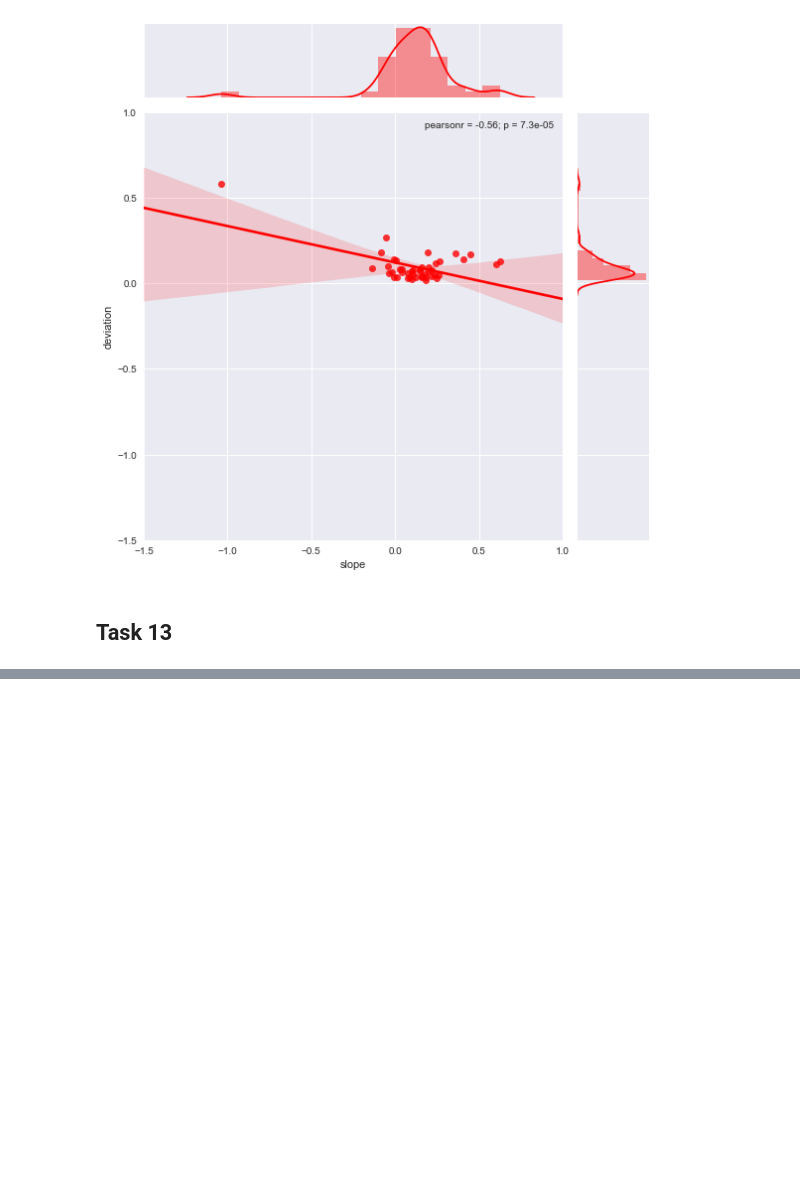
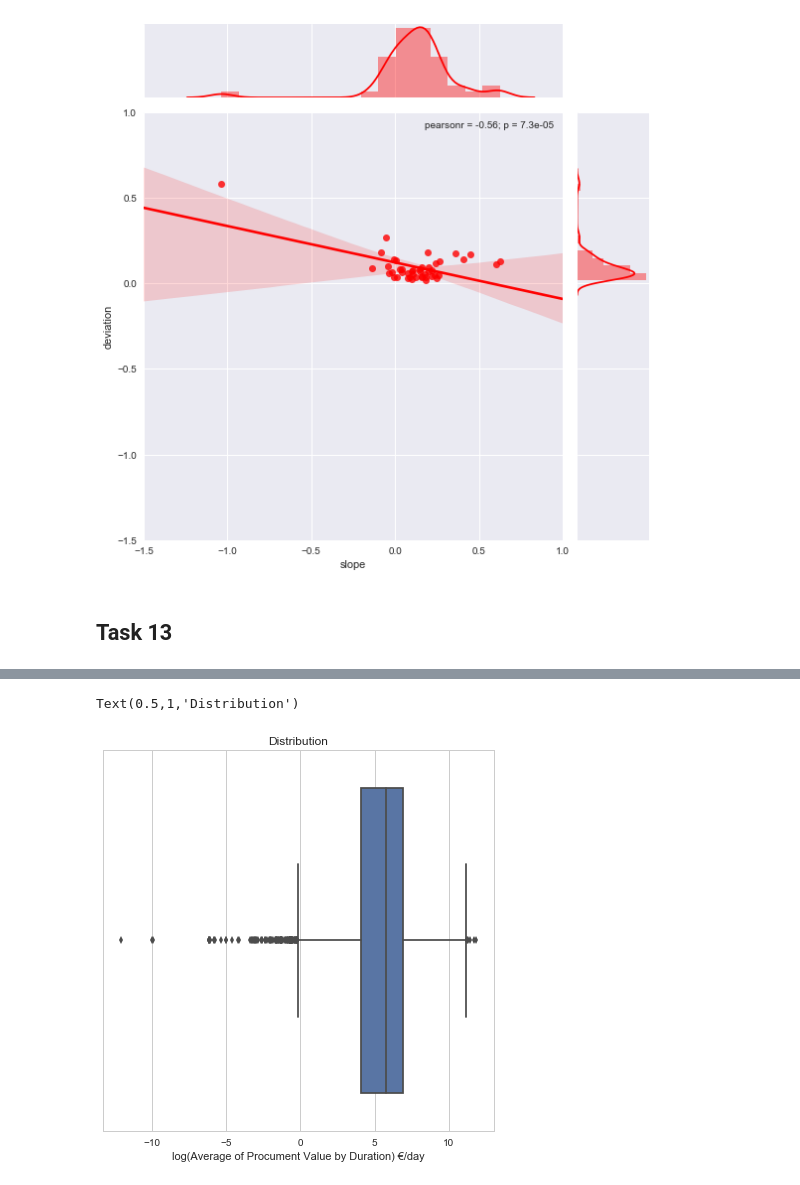
Before and after one commit to RodolfoLSS/Portuguese_Procurements, a Jupyter notebook: H7.20180088.ipynb, the cells around one changed output, grey strips where cells are left out. Drawn from its saved outputs; the diff is of its cells as text; code cells hidden in the pictures; blank space fills up the shorter version.

```diff
--- a/H7.20180088.ipynb
+++ b/H7.20180088.ipynb
@@ -577,8 +577,8 @@ task10['initialValue'] = task10['initialValue'].apply(np.log)
 task10['pop'] = task10['pop'].apply(np.log)
 # %%
 task10['initialValue'] = task10['initialValue'].replace(np.nan, 0)
-task10['initialValue'] = task10['initialValue'].replace(np.inf,task7['initialValue'].max())
-task10['initialValue'] = task10['initialValue'].replace(-np.inf,task7['initialValue'].min())
+task10['initialValue'] = task10['initialValue'].replace(np.inf,task10['initialValue'].max())
+task10['initialValue'] = task10['initialValue'].replace(-np.inf,task10['initialValue'].min())
 # %%
 task10.head()
 # %% [output]
@@ -701,3 +701,8 @@ g = sns.jointplot("slope","deviation", data=regressions, kind="reg",size=8,
 [figure]
 # %% [markdown]
 ## Task 13
+# %%
+# Find the distribution of the average of procument value divided by its duration
+
+municipalProc['durationDays'] = municipalProc['proposedDuration'].map(lambda x: str(x)[:-5])
+municipalProc['durationDays'] = municipalProc['durationDays'].astype(float)
@@ -703,0 +728,22 @@ g = sns.jointplot("slope","deviation", data=regressions, kind="reg",size=8,
+# %%
+municipalProc['durationDays'] = municipalProc['durationDays'].replace(0,1)
+municipalProc['valuePerDay'] = municipalProc['initialValue']/municipalProc['durationDays']
+# %%
+# Apply log for a better vizualization
+task13 = municipalProc.copy()
+task13['valuePerDay'] = task13['valuePerDay'].apply(np.log)
+task13['valuePerDay'] = task13['valuePerDay'].replace(np.nan, 0)
+task13['valuePerDay'] = task13['valuePerDay'].replace(np.inf,task13['valuePerDay'].max())
+task13['valuePerDay'] = task13['valuePerDay'].replace(-np.inf,task13['valuePerDay'].min())
+# %%
+sns.set(style="whitegrid")
+
+f, (ax3) = plt.subplots(1, figsize=(7, 7), sharex=True)
+
+ax = sns.boxplot(x=task13['valuePerDay'])
+
+ax.set_xlabel('log(Average of Procument Value by Duration) €/day')
+ax.set_title("Distribution")
+# %% [output]
+Text(0.5,1,'Distribution')
+[figure, added]
```
Also changed, not shown: parts of 8 cells of this notebook.
